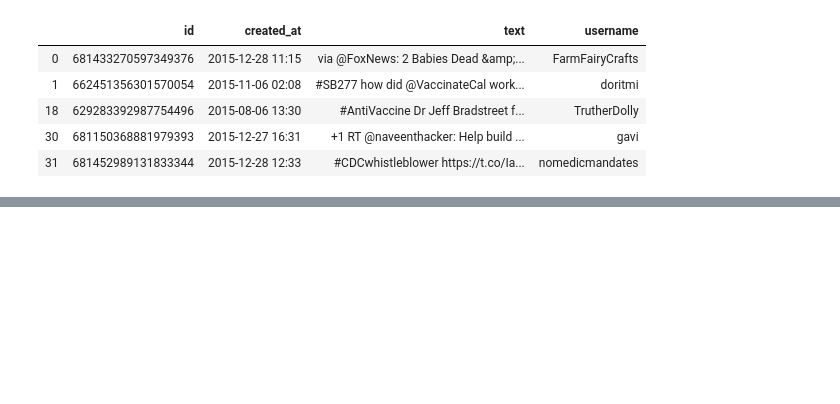
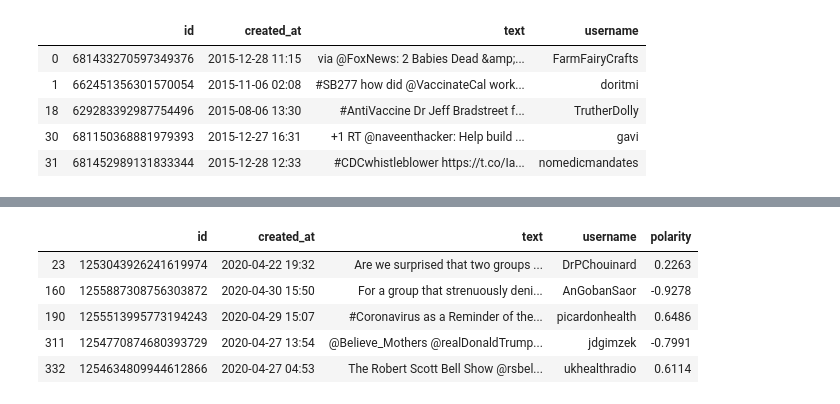
Before and after one commit to PaulCaroline/comm313_S21_Final_Project, a Jupyter notebook: data_analysis/preliminary_analysis.ipynb, the cells around one changed output, grey strips where cells are left out. Cells and saved outputs as stored; diff of their text form; code cells hidden in the pictures; blank space fills up the shorter version.

```diff
--- a/data_analysis/preliminary_analysis.ipynb
+++ b/data_analysis/preliminary_analysis.ipynb
@@ -398,0 +490,10 @@ pre_df.head().groupby('username')
+# %%
+post_df['polarity'] = post_df['text'].map(lambda t: sid.polarity_scores(t)['compound'])
+post_df.head()
+# %% [output]
+|  | id | created_at | text | username | polarity |
+| 23 | 1253043926241619974 | 2020-04-22 19:32 | Are we surprised that two groups ... | DrPChouinard | 0.2263 |
+| 160 | 1255887308756303872 | 2020-04-30 15:50 | For a group that strenuously deni... | AnGobanSaor | -0.9278 |
+| 190 | 1255513995773194243 | 2020-04-29 15:07 | #Coronavirus as a Reminder of the... | picardonhealth | 0.6486 |
+| 311 | 1254770874680393729 | 2020-04-27 13:54 | @Believe_Mothers @realDonaldTrump... | jdgimzek | -0.7991 |
+| 332 | 1254634809944612866 | 2020-04-27 04:53 | The Robert Scott Bell Show @rsbel... | ukhealthradio | 0.6114 |
```
Also changed, not shown: parts of 12 cells of this notebook.
